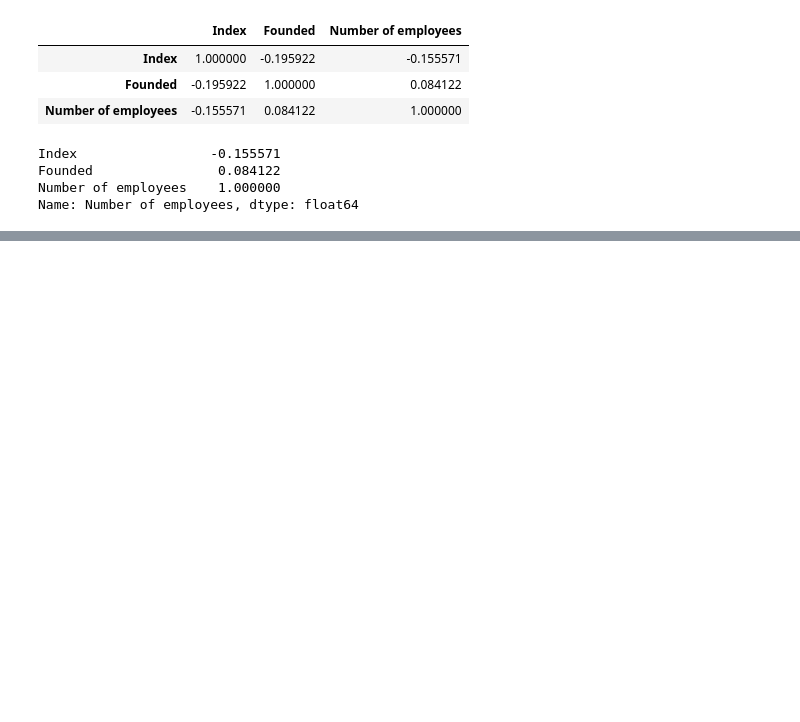
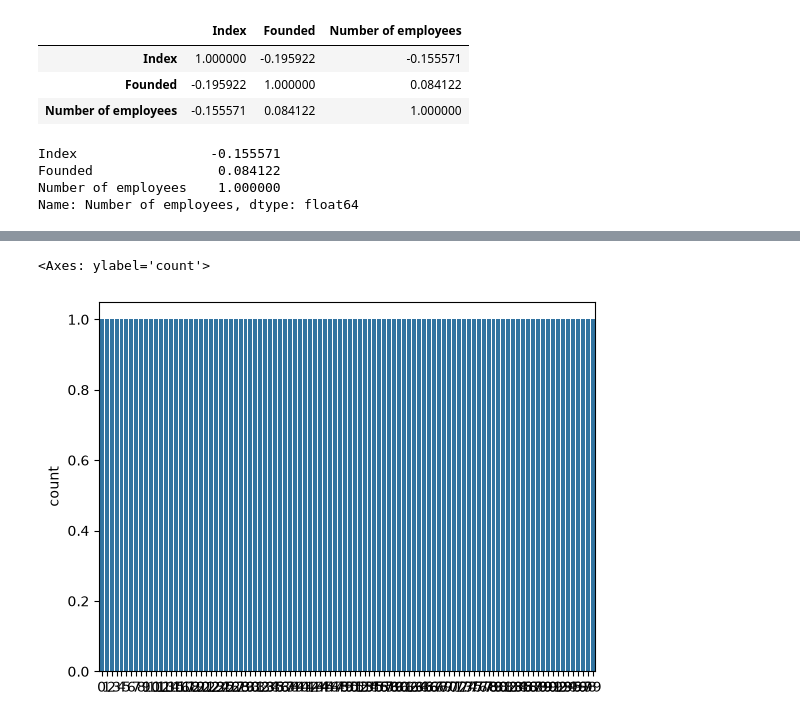
Before and after one commit to naimNB/100-days-of-machine-learning, a Jupyter notebook: math.ipynb, the cells around one changed output, grey strips where cells are left out. Saved outputs shown, nothing was run; the diff lists cells and outputs as text; code cells hidden in the pictures; blank space fills up the shorter version.

```diff
--- a/math.ipynb
+++ b/math.ipynb
@@ -83,0 +96,5 @@ Name: Number of employees, dtype: float64
+# %%
+sns.countplot(df['Founded'])
+# %% [output]
+<Axes: ylabel='count'>
+[figure, added]
```
Also changed, not shown: parts of 11 cells of this notebook, 1 other file.
